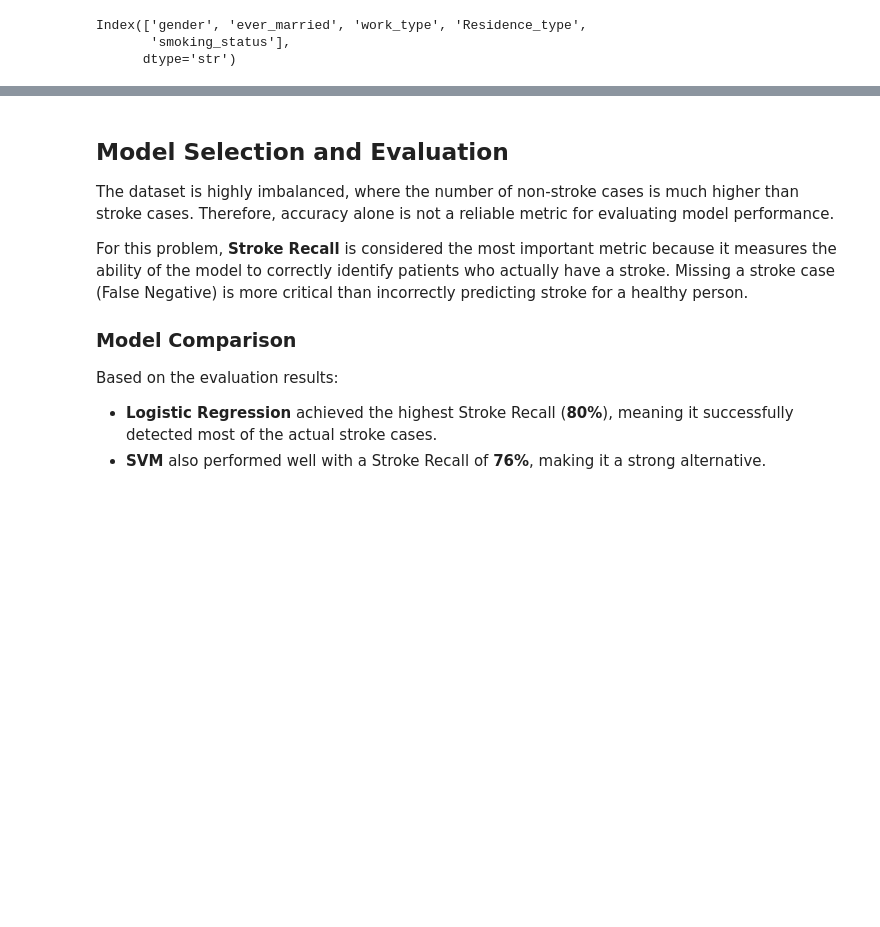
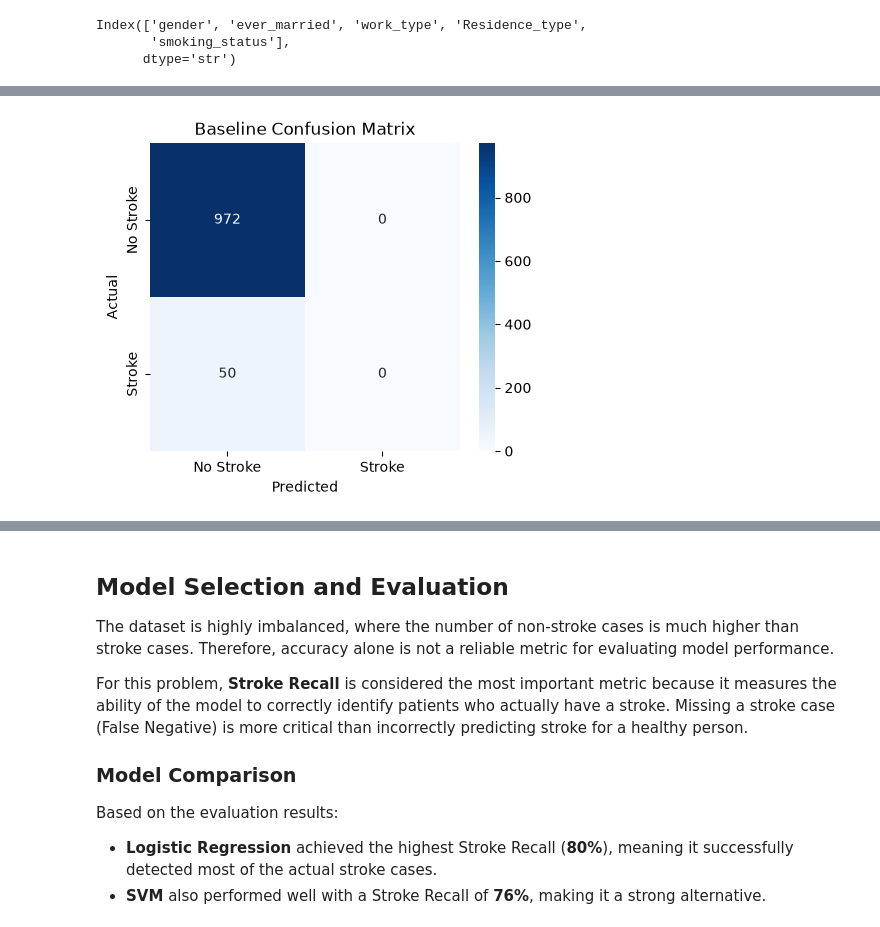
Before and after one commit to ghayda577/AI-ML-Training, a Jupyter notebook: Week3/Day5/mini_project.ipynb, the cells around one changed output, grey strips where cells are left out. Cells and saved outputs as stored; diff of their text form; code cells hidden in the pictures; blank space fills up the shorter version.

```diff
--- a/Week3/Day5/mini_project.ipynb
+++ b/Week3/Day5/mini_project.ipynb
@@ -302,16 +302,14 @@ for name, model in models.items():
 
     model.fit(X_train, y_train)
 
-    trained_models[name] = model
-
     y_pred = model.predict(X_test)
 
-    results[name] = classification_report(
-        y_test,
-        y_pred,
-        output_dict=True
-    )
-
-    print("=" * 50)
-    print(name)
-    print(classification_report(y_test, y_pred))
+    results[name] = {
+        "y_pred": y_pred,
+        "report": classification_report(
+            y_test,
+            y_pred,
+            output_dict=True
+        ),
+        "cm": confusion_matrix(y_test, y_pred)
+    }
@@ -394,0 +394,23 @@ comparison_df
+# %%
+baseline_cm = confusion_matrix(
+    y_test,
+    baseline_pred
+)
+
+plt.figure(figsize=(5,4))
+
+sns.heatmap(
+    baseline_cm,
+    annot=True,
+    fmt="d",
+    cmap="Blues",
+    xticklabels=["No Stroke", "Stroke"],
+    yticklabels=["No Stroke", "Stroke"]
+)
+
+plt.title("Baseline Confusion Matrix")
+plt.xlabel("Predicted")
+plt.ylabel("Actual")
+plt.show()
+# %% [output]
+[figure, added]
```
Also changed, not shown: parts of 7 cells of this notebook.
